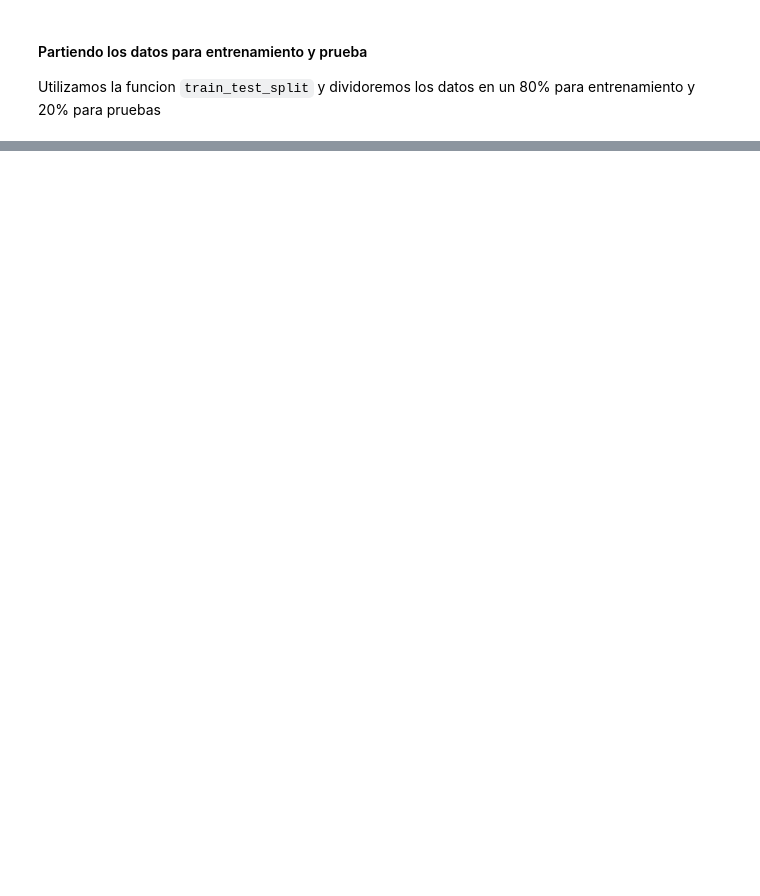
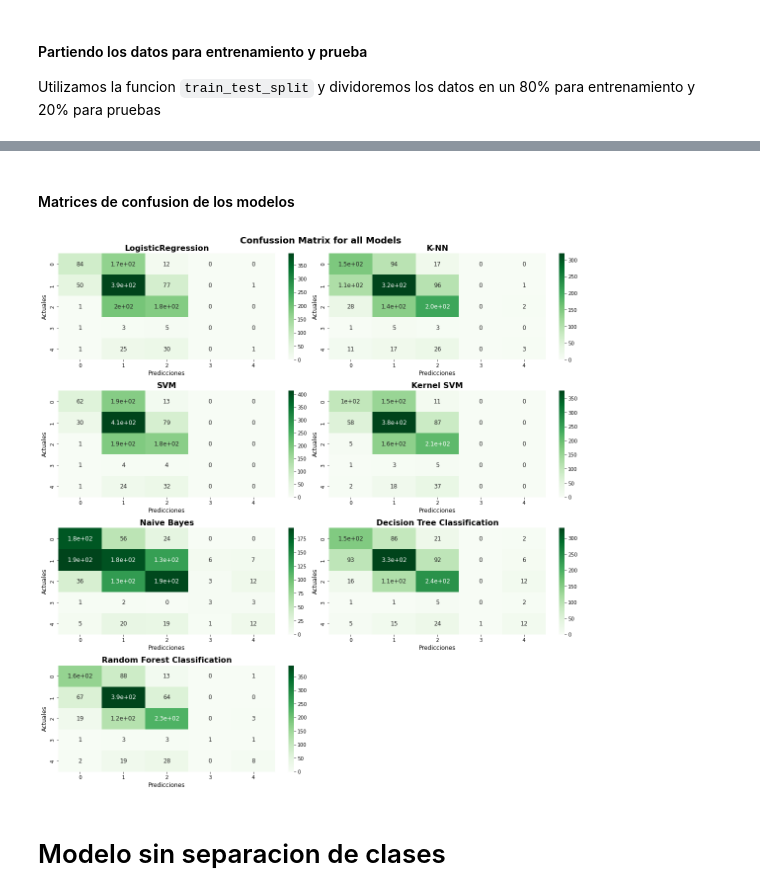
Before and after one commit to luisjba/wine-quality-analisys, a Jupyter notebook: white-wine-analisys.ipynb, the cells around one changed output, grey strips where cells are left out. Cells and saved outputs as stored; diff of their text form; code cells hidden in the pictures; blank space fills up the shorter version.

```diff
--- a/white-wine-analisys.ipynb
+++ b/white-wine-analisys.ipynb
@@ -163,0 +130,2 @@ Mean squared error: 0.6598453517957835
+# %%
+w_clasifier.train_test_split()
@@ -163,0 +157,2 @@ Mean squared error: 0.6598453517957835
+# %%
+w_clasifier.add_default_models()
@@ -163,0 +170,2 @@ Mean squared error: 0.6598453517957835
+# %%
+w_clasifier.train_models()
@@ -163,0 +200,10 @@ Mean squared error: 0.6598453517957835
+# %% [markdown]
+#### Matrices de confusion de los modelos
+# %%
+fig, axs = w_clasifier.cm_as_plots()
+plt.tight_layout()
+plt.show()
+# %% [output]
+[figure, added]
+# %% [markdown]
+# Modelo sin separacion de clases
```
Also changed, not shown: parts of 37 cells of this notebook.
